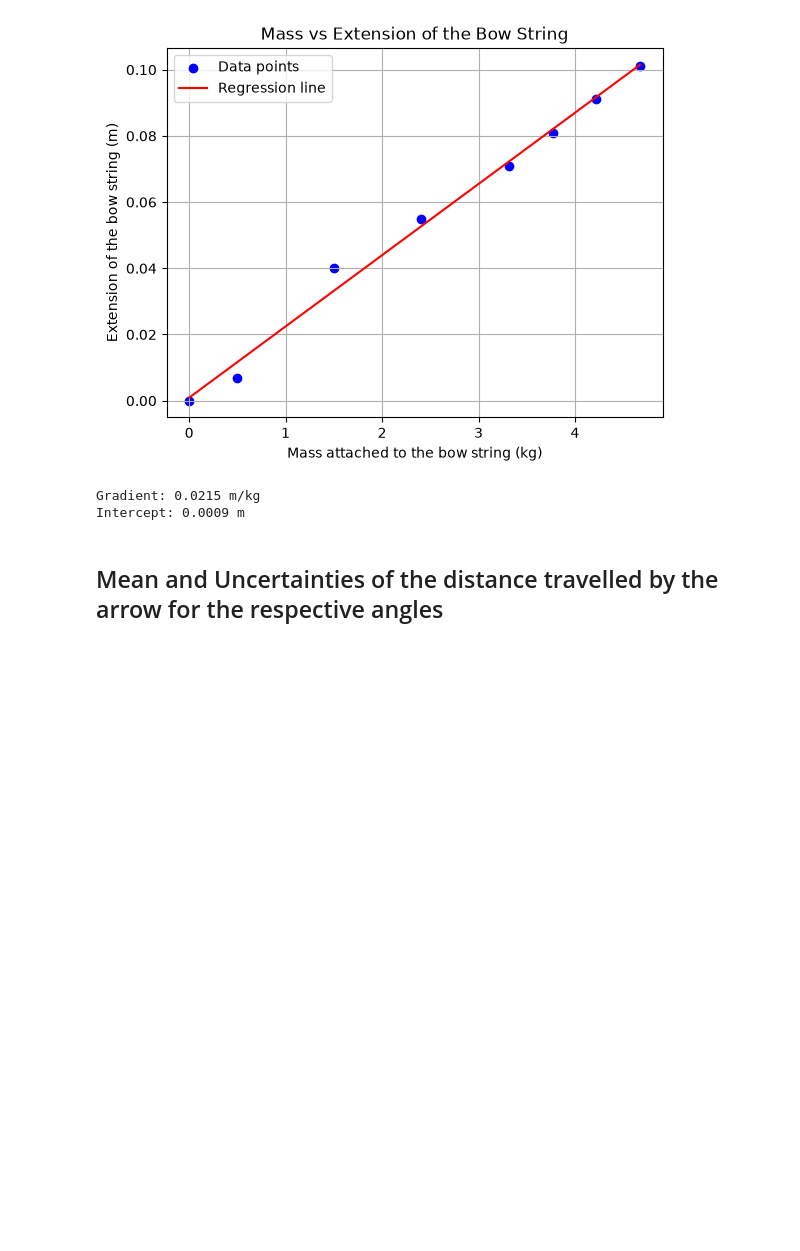
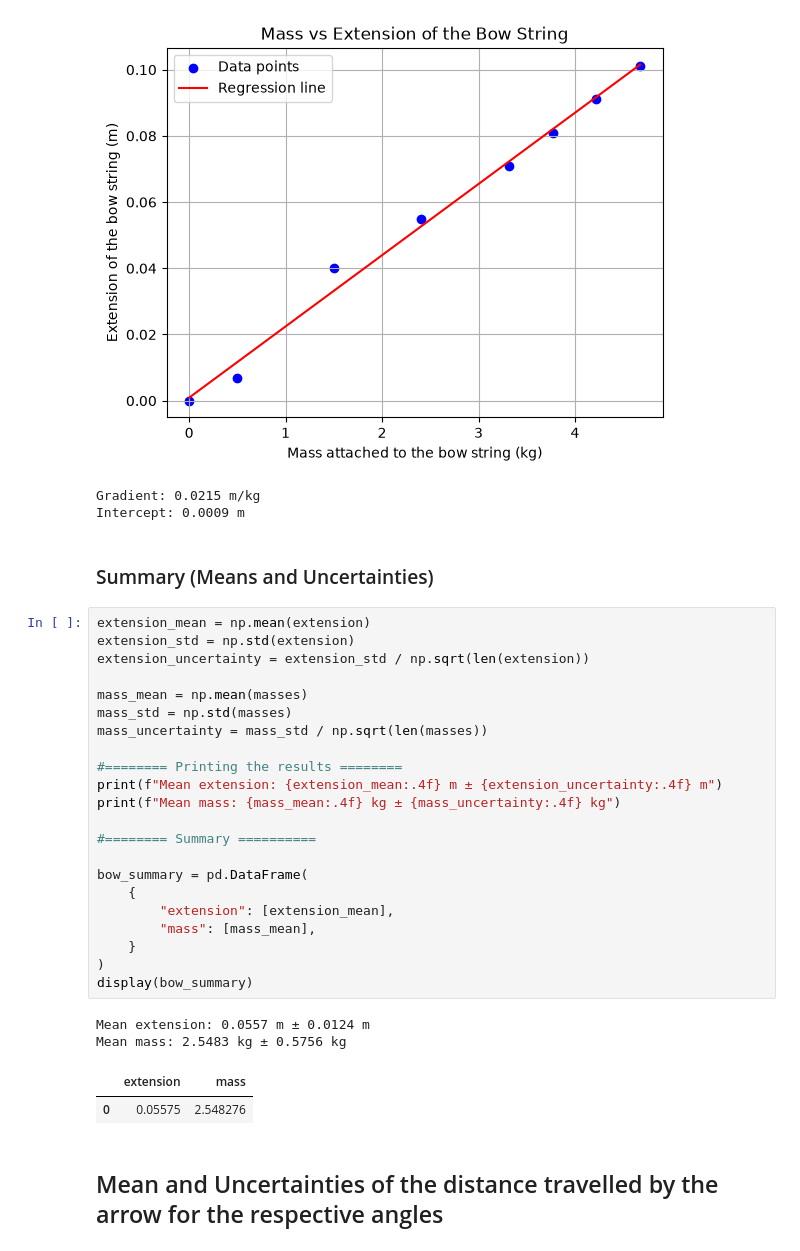
Before and after one commit to McPetane-Jr/PRACTICALS, a Jupyter notebook: Computational Physics/Week 10/Project_motion_bow.ipynb, the cells around one changed output. Cells and saved outputs as stored; diff of their text form; blank space fills up the shorter version.

```diff
--- a/Computational Physics/Week 10/Project_motion_bow.ipynb
+++ b/Computational Physics/Week 10/Project_motion_bow.ipynb
@@ -107,6 +107,35 @@ print(f"Intercept: {intercept:.4f} m")
 [figure]
 Gradient: 0.0215 m/kg
 Intercept: 0.0009 m
+# %% [markdown]
+### Summary (Means and Uncertainties)
+# %%
+extension_mean = np.mean(extension)
+extension_std = np.std(extension)
+extension_uncertainty = extension_std / np.sqrt(len(extension))
+
+mass_mean = np.mean(masses)
+mass_std = np.std(masses)
+mass_uncertainty = mass_std / np.sqrt(len(masses))
+
+#======== Printing the results ========
+print(f"Mean extension: {extension_mean:.4f} m ± {extension_uncertainty:.4f} m")
+print(f"Mean mass: {mass_mean:.4f} kg ± {mass_uncertainty:.4f} kg")
+
+#======== Summary ==========
+
+bow_summary = pd.DataFrame(
+    {
+        "extension": [extension_mean],
+        "mass": [mass_mean],
+    }
+)
+display(bow_summary)
+# %% [output]
+Mean extension: 0.0557 m ± 0.0124 m
+Mean mass: 2.5483 kg ± 0.5756 kg
+|  | extension | mass |
+| 0 | 0.05575 | 2.548276 |
 # %% [markdown]
 ## Mean and Uncertainties of the distance travelled by the arrow for the respective angles
 # %%
```
Also changed, not shown: parts of 5 cells of this notebook.
